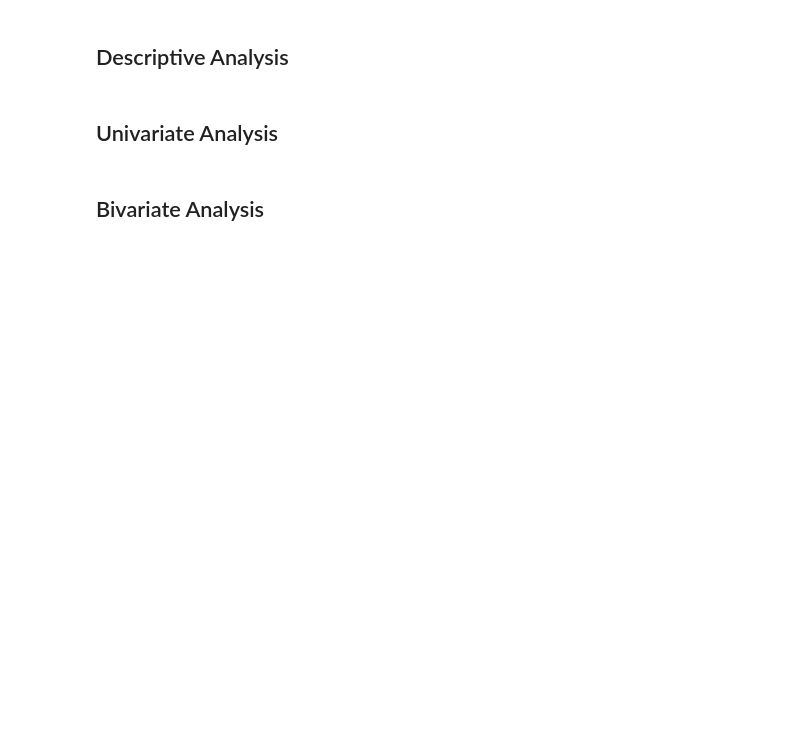
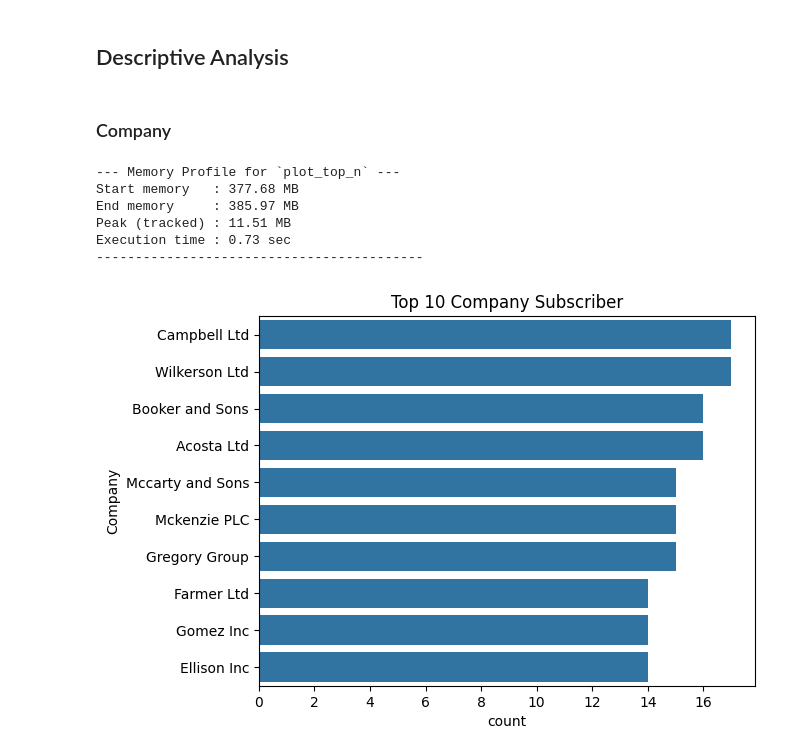
Before and after one commit to daryfauzan/Shopee-AI-Engineer-Technical-Test, a Jupyter notebook: src/Q1 CSV Parsing/notebook.ipynb, the cells around one changed output. Saved outputs shown, nothing was run; the diff lists cells and outputs as text; code cells hidden in the pictures; blank space fills up the shorter version.

```diff
--- a/src/Q1 CSV Parsing/notebook.ipynb
+++ b/src/Q1 CSV Parsing/notebook.ipynb
@@ -129,6 +168,31 @@ memory usage: 9.2+ MB
 # %% [markdown]
 ## Descriptive Analysis
-# %% [markdown]
-## Univariate Analysis
-# %% [markdown]
-## Bivariate Analysis
+# %%
+@profiler
+def plot_top_n(src, col: str = None, title: str = None, top: int = 10):
+    if isinstance(src, pd.DataFrame):
+        if col is None:
+            raise ValueError("When src is a DataFrame, you must provide a column name.")
+        series = src[col]
+    elif isinstance(src, pd.Series):
+        series = src
+    else:
+        raise TypeError("src must be a pandas DataFrame or Series")
+
+    ax = sns.countplot(
+        y=series,
+        order=series.value_counts().head(top).index
+    )
+    ax.set_title(title)
+# %% [markdown]
+### Company
+# %%
+plot_top_n(df, 'Company', "Top 10 Company Subscriber")
+# %% [output]
+--- Memory Profile for `plot_top_n` ---
+Start memory   : 377.68 MB
+End memory     : 385.97 MB
+Peak (tracked) : 11.51 MB
+Execution time : 0.73 sec
+------------------------------------------
+[figure, added]
```
Also changed, not shown: parts of 21 cells of this notebook.
